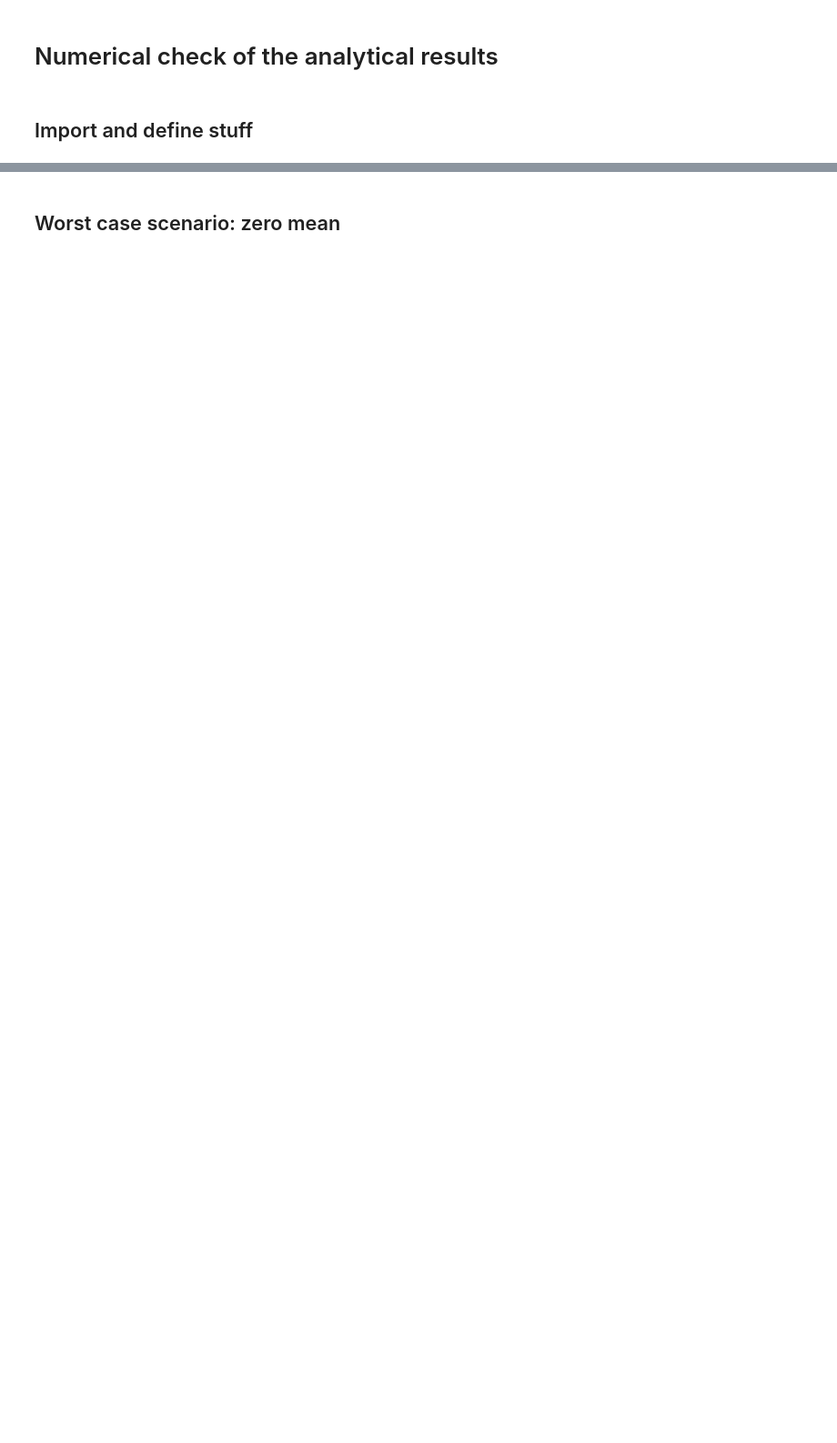
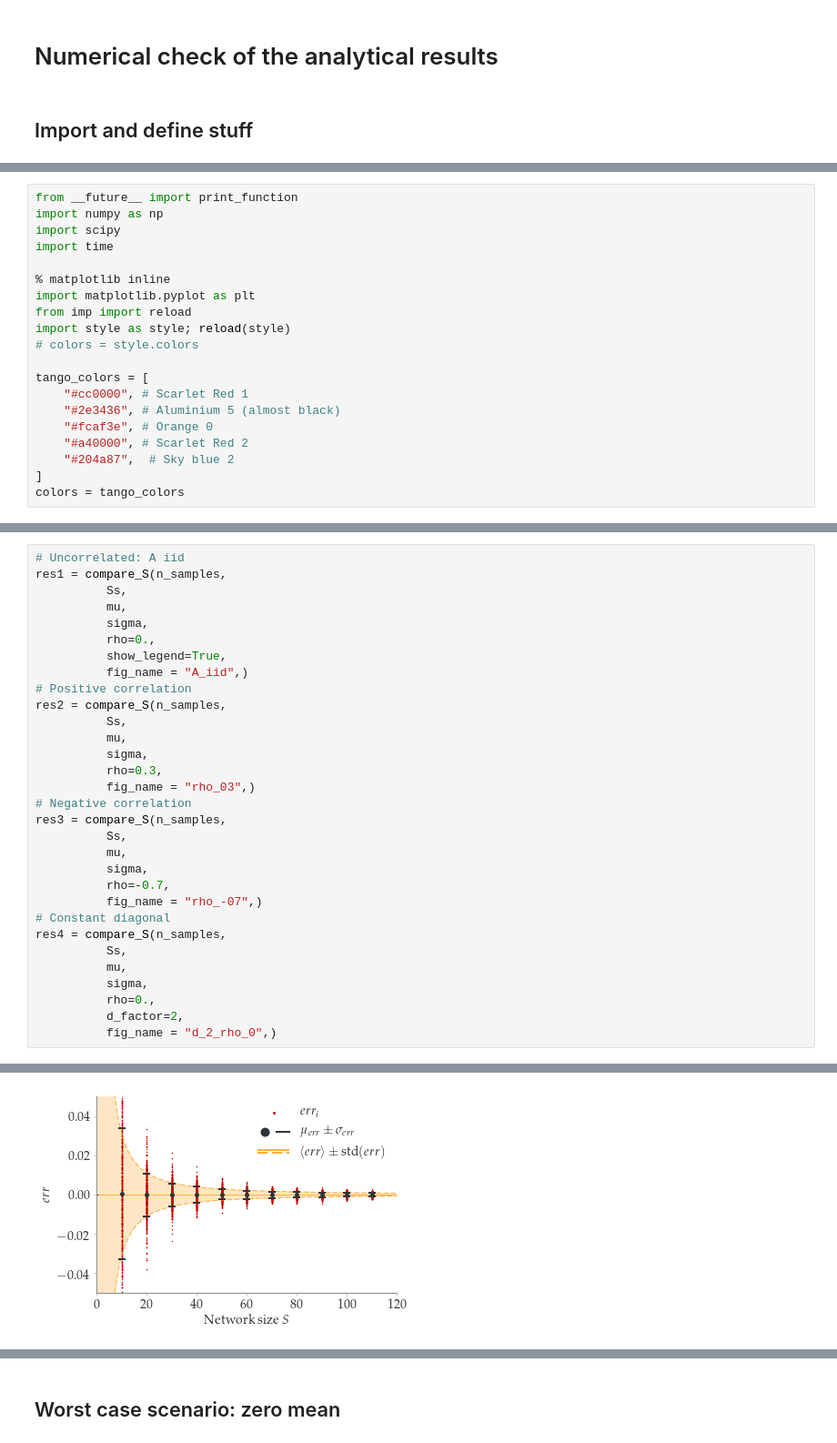
Before and after one commit to frschu/universal_resilience, a Jupyter notebook: error_GLV.ipynb, the cells around one changed output, grey strips where cells are left out. Shown at 91% size. Cells and saved outputs as stored; diff of their text form; blank space fills up the shorter version.

```diff
--- a/error_GLV.ipynb
+++ b/error_GLV.ipynb
@@ -446,0 +5,20 @@ where $\mu$ and $\sigma$ are the mean and variance of the underlying normal dist
+# %%
+from __future__ import print_function
+import numpy as np
+import scipy
+import time
+
+% matplotlib inline
+import matplotlib.pyplot as plt
+from imp import reload
+import style as style; reload(style)
+# colors = style.colors
+
+tango_colors = [
+    "#cc0000", # Scarlet Red 1
+    "#2e3436", # Aluminium 5 (almost black)
+    "#fcaf3e", # Orange 0
+    "#a40000", # Scarlet Red 2
+    "#204a87",  # Sky blue 2
+]
+colors = tango_colors
@@ -446,0 +359,32 @@ where $\mu$ and $\sigma$ are the mean and variance of the underlying normal dist
+# %%
+# Uncorrelated: A iid
+res1 = compare_S(n_samples,
+          Ss,
+          mu,
+          sigma,
+          rho=0.,
+          show_legend=True,
+          fig_name = "A_iid",)
+# Positive correlation
+res2 = compare_S(n_samples,
+          Ss,
+          mu,
+          sigma,
+          rho=0.3,
+          fig_name = "rho_03",)
+# Negative correlation
+res3 = compare_S(n_samples,
+          Ss,
+          mu,
+          sigma,
+          rho=-0.7,
+          fig_name = "rho_-07",)
+# Constant diagonal
+res4 = compare_S(n_samples,
+          Ss,
+          mu,
+          sigma,
+          rho=0.,
+          d_factor=2,
+          fig_name = "d_2_rho_0",)
+# %% [output]
@@ -446,0 +392 @@ where $\mu$ and $\sigma$ are the mean and variance of the underlying normal dist
+[figure, added]
```
Also changed, not shown: parts of 48 cells of this notebook, 5 other files.
